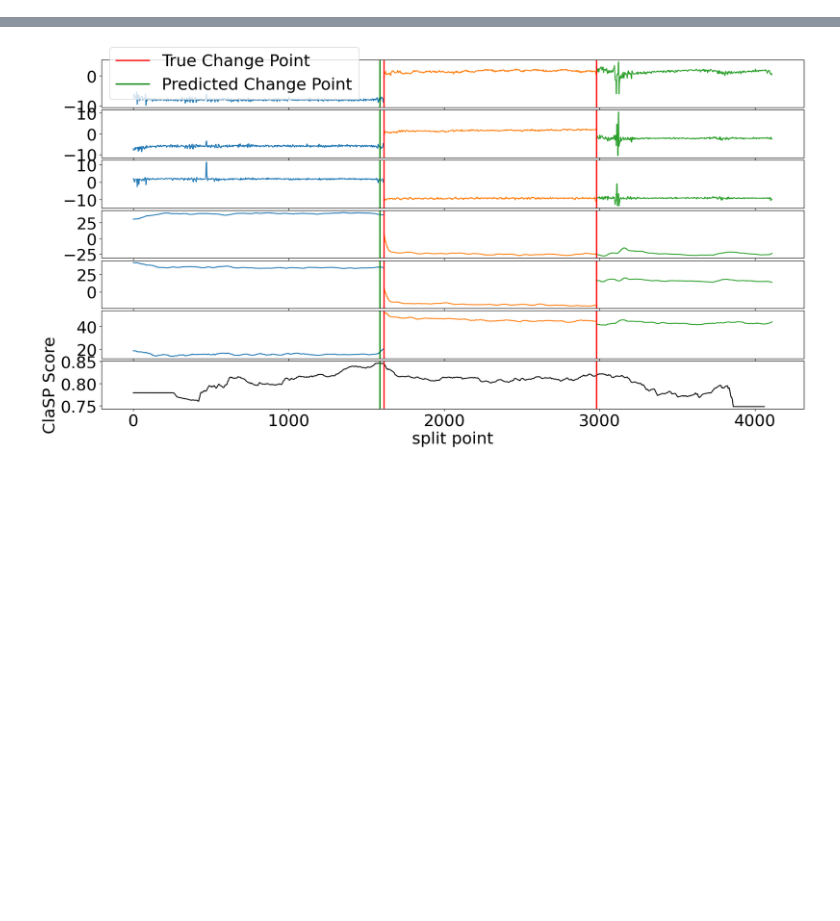
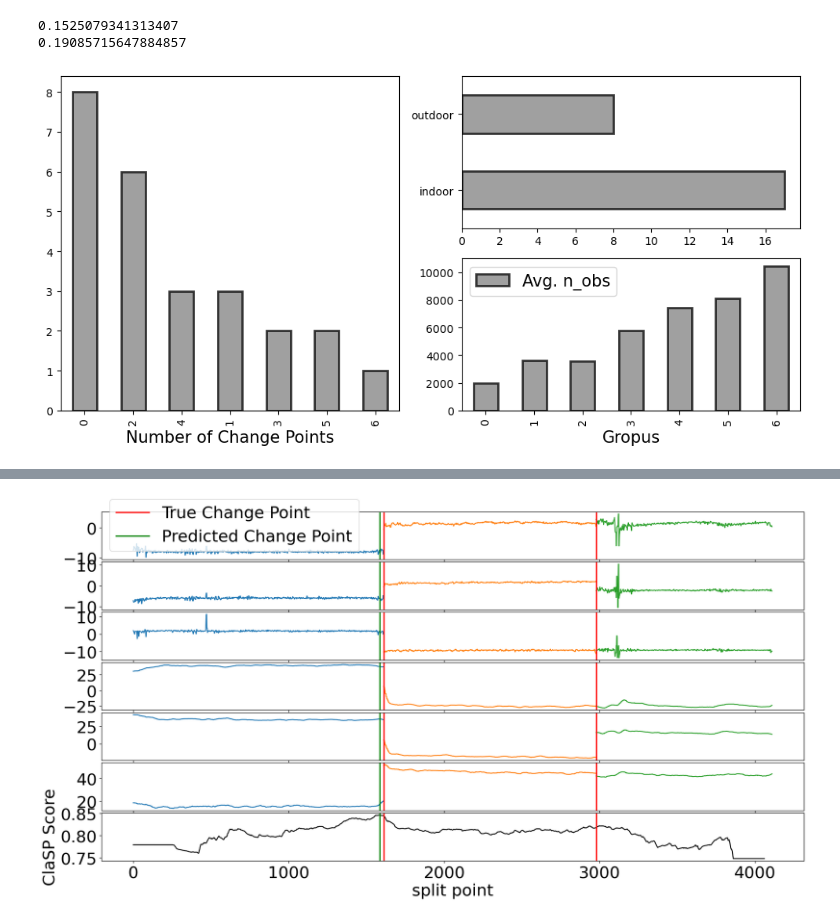
Before and after one commit to jsve96/SWDCPD, a Jupyter notebook: Appendix/HASC.ipynb, the cells around one changed output, grey strips where cells are left out. Drawn from its saved outputs; the diff is of its cells as text; code cells hidden in the pictures; blank space fills up the shorter version.

```diff
--- a/Appendix/HASC.ipynb
+++ b/Appendix/HASC.ipynb
@@ -31,7 +31,3 @@ def prepare_data(df_TS,channels_start,id):
 
     data = (data - data.mean())/(data.std())
     return data,GroundTruth
-# %%
-df, GroundTruth = prepare_data(df_TS,8,243)
-detector = SWDCP(data=df,window_length=500,max_history=20)
-detector.process_dataloader()
@@ -42,0 +34,15 @@ Initiate new segment
+# %%
+IDs = [10,14,7,182,225,19,185,33,36,87,88,210,11,20,23,243,247,91,95,96,100,141,91,95,245]
+
+METRICS_SWD = {}
+for id in IDs:
+    print(id)
+    METRICS_SWD[id]  = {}
+    df, GroundTruth = prepare_data(df_TS,8,id)
+    if df.shape[0]<500:
+        continue
+    detector = SWDCP(data=df,window_length=500,max_history=20)
+    detector.process_dataloader()
+    METRICS_SWD[id]['F1'] =f_measure({'0':GroundTruth},detector.change_points['loc'],margin=100)
+    METRICS_SWD[id]['Covering'] = covering({'0':GroundTruth},detector.change_points['loc'],n_obs=df.shape[0])
+    print(METRICS_SWD[id])
@@ -42,0 +74,52 @@ Initiate new segment
+# %%
+f1,cov = [],[]
+for k,metrics in METRICS_SWD.items():
+    if len(metrics)>1:
+        f1.append(metrics['F1'])
+        cov.append(metrics['Covering'])
+
+print(np.std(f1))
+print(np.std(cov))
+# %% [output]
+0.1525079341313407
+0.19085715647884857
+# %%
+groups = []
+ind_out = []
+lengths = []
+for id in IDs:
+    groups.append(len(df_TS.iloc[id].change_points))
+    ind_out.append(df_TS.iloc[id].group)
+    lengths.append(df_TS.iloc[id]['x-acc'].shape[0])
+
+
+
+fig = plt.figure(figsize=(10,5))
+
+gs = GridSpec(2,2)
+
+ax1 = fig.add_subplot(gs[:, 0])
+#ax1.set_xticks([])  # Remove ticks on the x-axis if unnecessary
+#ax1.set_yticks(ax1.get_yticks())
+pd_plot1 = pd.Series(groups).value_counts()
+#pd_plot1.name = 'Number of each segmentation'
+pd_plot1.plot(kind='bar',edgecolor='black',color='grey',alpha=0.75,lw=2,ax=ax1)
+#ax1.legend(fontsize=15)
+ax1.set_xlabel('Number of Change Points',fontsize=15)
+ax2 = fig.add_subplot(gs[:1, 1])
+pd.Series(ind_out).value_counts().plot(kind='barh',edgecolor='black',color='grey',alpha=0.75,lw=2,ax=ax2)
+#ax2.set_xticks([])  # Remove ticks on the x-axis if unnecessary
+#ax2.set_yticks(ax1.get_yticks())
+ax3 = fig.add_subplot(gs[1:,1])
+
+df_plot3 = pd.DataFrame({'groups':groups,'n_obs':lengths}).groupby(['groups']).mean()
+df_plot3.columns.values[0] = 'Avg. n_obs'
+df_plot3.plot(kind='bar',ax=ax3,legend=False,edgecolor='black',color='grey',alpha=0.75,lw=2)
+ax3.legend(fontsize=15)
+ax3.set_xlabel('Gropus',fontsize=15)
+#pd.Series(lengths).value_counts().plot(kind='bar',edgecolor='black',color='grey',alpha=0.75,lw=2,ax=ax[2])
+#ax3.set_xticks([])  # Remove ticks on the x-axis if unnecessary
+#ax3.set_yticks(ax1.get_yticks())
+fig.tight_layout()
+# %% [output]
+[figure, added]
```
Also changed, not shown: parts of 17 cells of this notebook, 7 other files.
